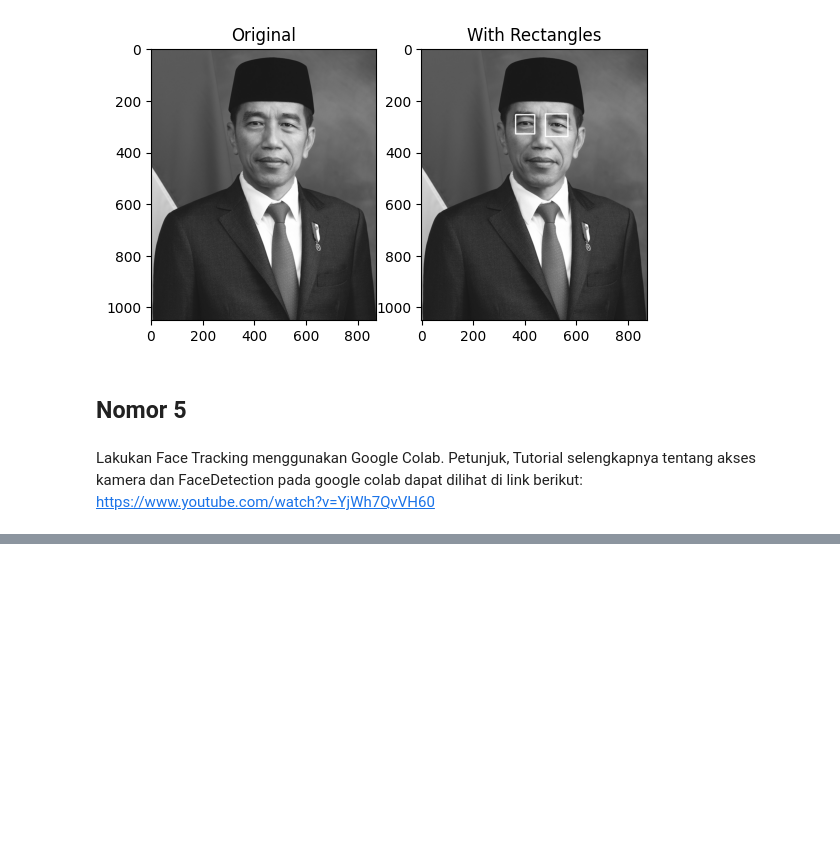
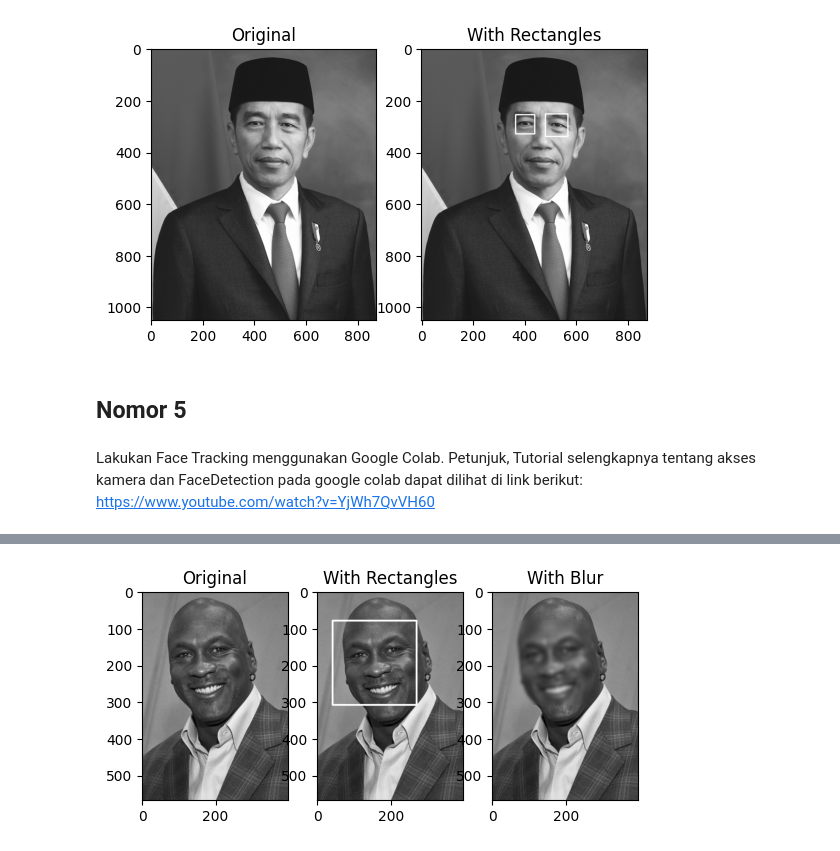
Before and after one commit to Ziedny28/PCVK-Ganjil-2023, a Jupyter notebook: week-12/week12.ipynb, the cells around one changed output, grey strips where cells are left out. Drawn from its saved outputs; the diff is of its cells as text; code cells hidden in the pictures; blank space fills up the shorter version.

```diff
--- a/week-12/week12.ipynb
+++ b/week-12/week12.ipynb
@@ -96,0 +220,36 @@ berikut: https://www.youtube.com/watch?v=YjWh7QvVH60
+# %%
+def cascade_blur(image, cascade):
+    plt.subplot(1, 3, 1)
+    plt.imshow(cv.cvtColor(image, cv.COLOR_BGR2RGB))
+    plt.title('Original')
+    ori_img = copy.deepcopy(image)
+
+    # Detect faces
+    roi_faces = cascade.detectMultiScale(image)
+
+    # Draw rectangles around the faces on the left
+    for (x, y, w, h) in roi_faces:
+        cv.rectangle(image, (x, y), (x+w, y+h), (255, 255, 255), 3)
+
+    plt.subplot(1, 3, 2)
+    plt.imshow(cv.cvtColor(image, cv.COLOR_BGR2RGB))
+    plt.title('With Rectangles')
+
+    # Apply blur to the detected faces
+    for (x, y, w, h) in roi_faces:
+        roi = ori_img[y:y+h, x:x+w]
+        roi = cv.GaussianBlur(roi, (25, 25), 0)
+        ori_img[y:y+h, x:x+w] = roi
+
+    plt.subplot(1, 3, 3)
+    plt.imshow(cv.cvtColor(ori_img, cv.COLOR_BGR2RGB))
+    plt.title('With Blur')
+
+    # Show the plots
+    plt.show()
+# %%
+mjordan = cv.imread('/content/drive/MyDrive/pcvk-resources/facedet/mjordan.jpg',0)
+
+cascade_blur(mjordan, cascade_wajah)
+# %% [output]
+[figure, added]
```
Also changed, not shown: parts of 22 cells of this notebook.
